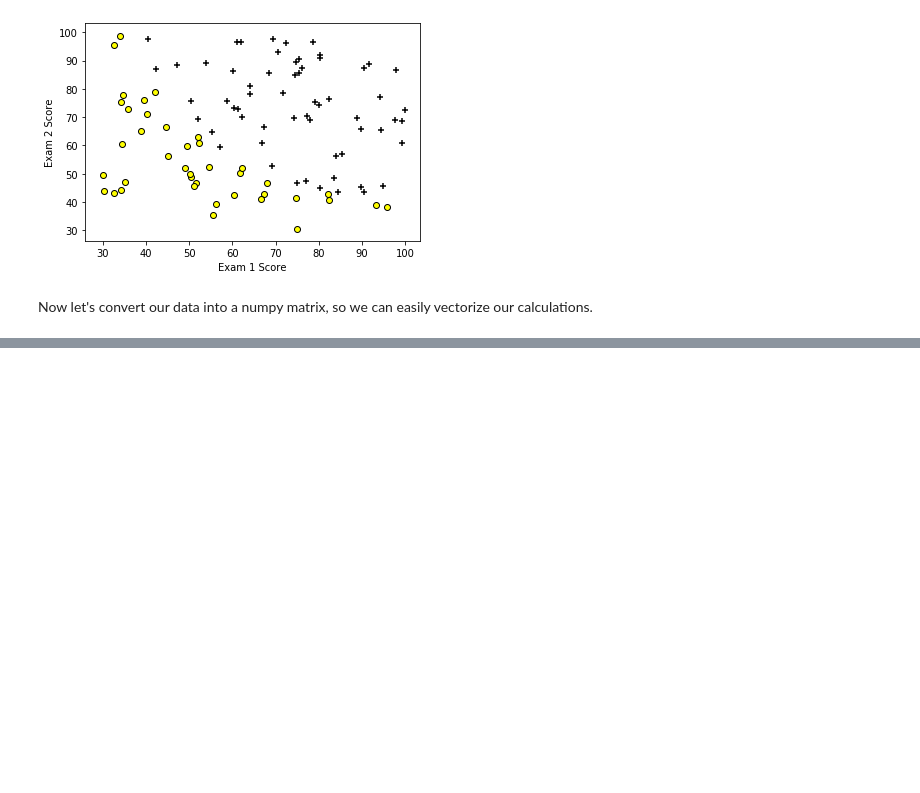
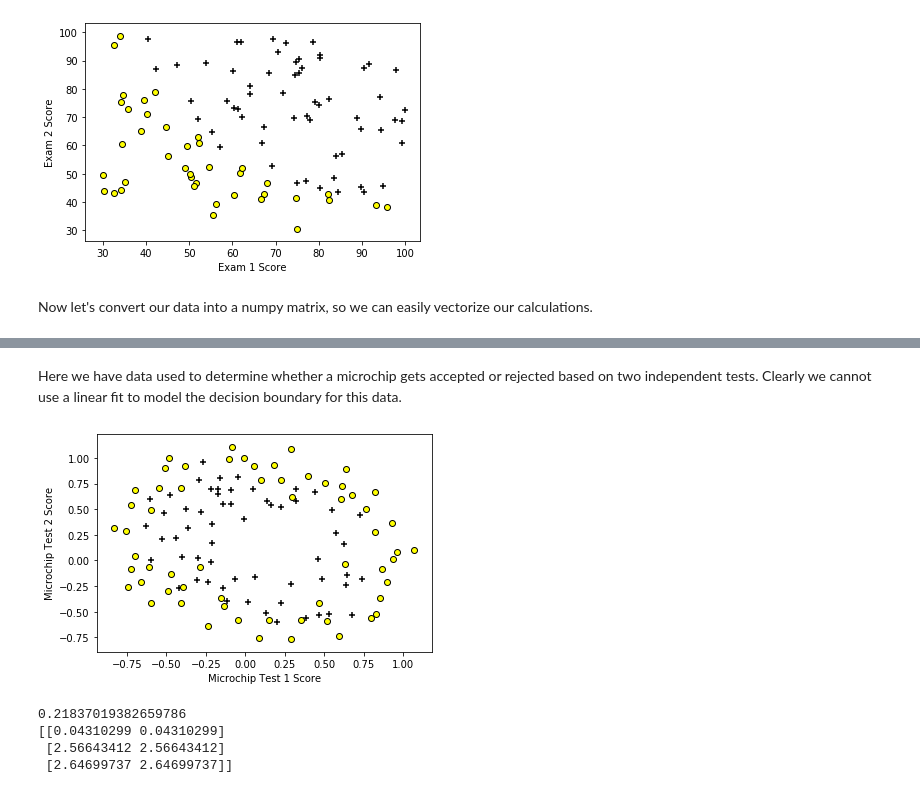
Before and after one commit to m-lyon/MachineLearningLearning, a Jupyter notebook: notebooks/Logistic Regression.ipynb, the cells around one changed output, grey strips where cells are left out. Drawn from its saved outputs; the diff is of its cells as text; code cells hidden in the pictures; blank space fills up the shorter version.

```diff
--- a/notebooks/Logistic Regression.ipynb
+++ b/notebooks/Logistic Regression.ipynb
@@ -106,0 +258,16 @@ def gradientDescent(costFunction, theta, X, Y, n):
+# %% [markdown]
+Here we have data used to determine whether a microchip gets accepted or rejected based on two independent tests. Clearly we cannot use a linear fit to model the decision boundary for this data.
+# %%
+df = pd.read_csv('data/ex2data2.txt',
+                 delimiter=',',
+                 header=None,
+                 names=['Microchip Test 1','Microchip Test 2','Accept or Reject'])
+accept_df = df[df['Accept or Reject']==1]
+reject_df = df[df['Accept or Reject']==0]
+plt.scatter(accept_df['Microchip Test 1'], accept_df['Microchip Test 2'], marker='+', color='black')
+plt.scatter(reject_df['Microchip Test 1'], reject_df['Microchip Test 2'], marker='o', color='yellow', edgecolors='black')
+plt.ylabel('Microchip Test 2 Score')
+plt.xlabel('Microchip Test 1 Score')
+plt.show()
+# %% [output]
+[figure, added]
@@ -106,0 +303,9 @@ def gradientDescent(costFunction, theta, X, Y, n):
+# %%
+theta = np.array([-24,0.2,0.2])
+print(costReg(X_h, Y, theta, 0.1))
+print(gradientReg(X_h, Y, theta, 0.1))
+# %% [output]
+0.21837019382659786
+[[0.04310299 0.04310299]
+ [2.56643412 2.56643412]
+ [2.64699737 2.64699737]]
```
Also changed, not shown: parts of 24 cells of this notebook, 1 other file.
